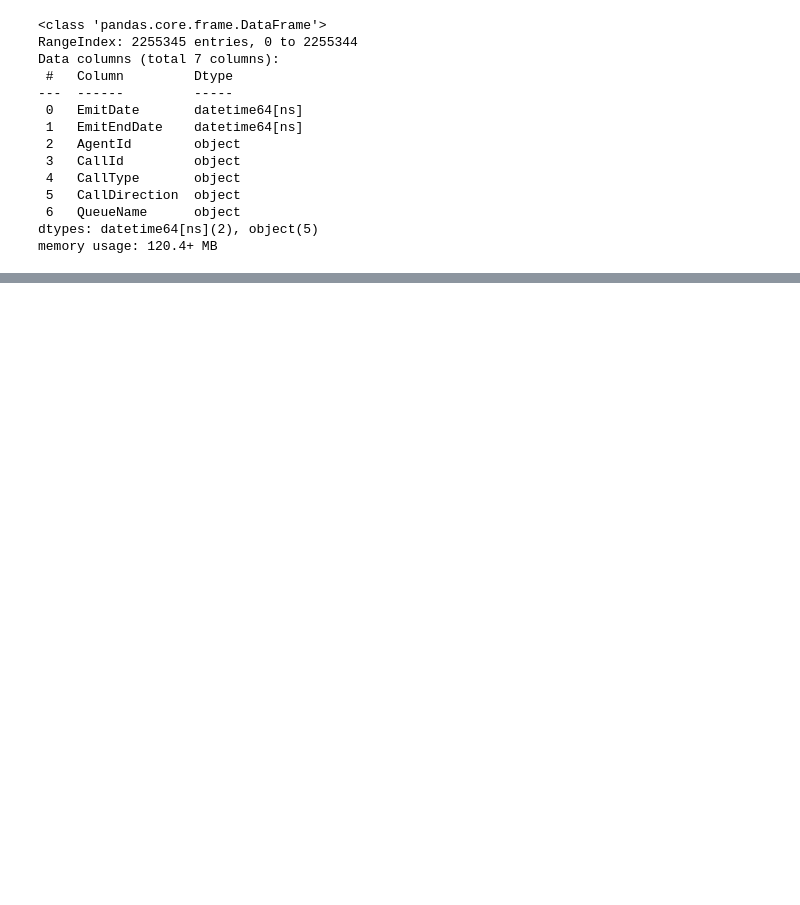
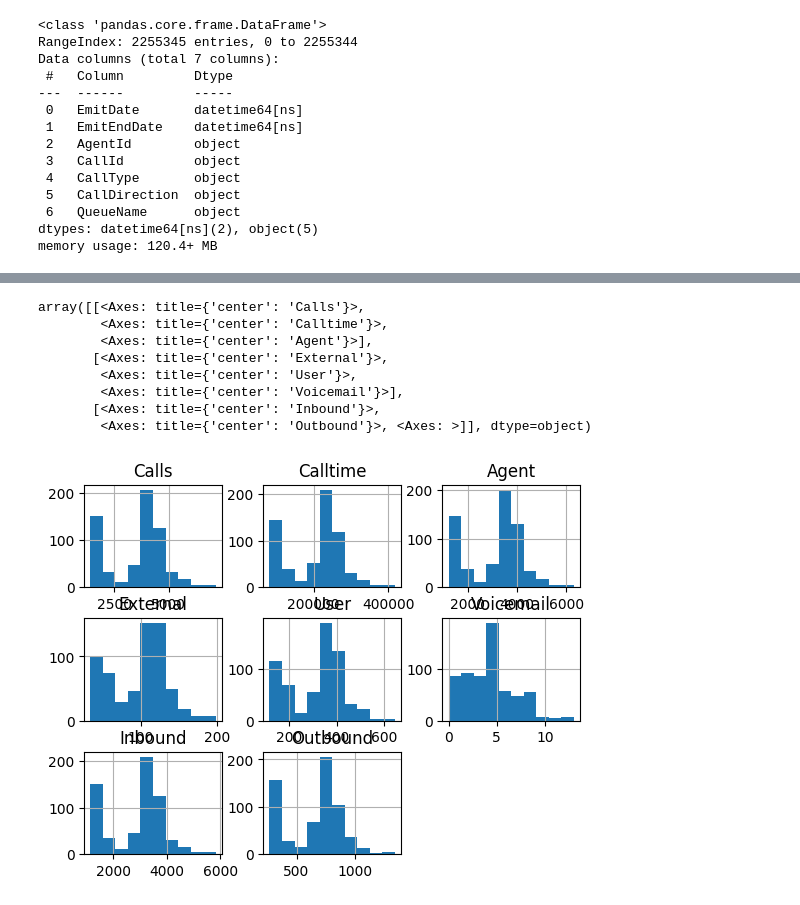
Before and after one commit to nieweglp/call-center-forecast, a Jupyter notebook: call-center/notebooks/eda.ipynb, the cells around one changed output, grey strips where cells are left out. Cells and saved outputs as stored; diff of their text form; code cells hidden in the pictures; blank space fills up the shorter version.

```diff
--- a/call-center/notebooks/eda.ipynb
+++ b/call-center/notebooks/eda.ipynb
@@ -5,8 +5,8 @@ import pandas as pd
 
 catalog =  DataCatalog(
     {
-        "assistance_train_dataset_1": ParquetDataset(filepath="data/01_raw/assistance_train_dataset_1.parquet"),
-        "assistance_train_dataset_2": ParquetDataset(filepath="data/01_raw/assistance_train_dataset_2.parquet"),
-        "assistance_train_dataset_3": ParquetDataset(filepath="data/01_raw/assistance_train_dataset_3.parquet"),
+        "assistance_train_dataset_1": ParquetDataset(filepath="../data/01_raw/assistance_train_dataset_1.parquet"),
+        "assistance_train_dataset_2": ParquetDataset(filepath="../data/01_raw/assistance_train_dataset_2.parquet"),
+        "assistance_train_dataset_3": ParquetDataset(filepath="../data/01_raw/assistance_train_dataset_3.parquet"),
     }
 )
@@ -117 +125,13 @@ plt.plot(df_agg["Date"], df_agg["Calls"]);
 [figure]
+# %%
+df_agg.hist()
+# %% [output]
+array([[<Axes: title={'center': 'Calls'}>,
+        <Axes: title={'center': 'Calltime'}>,
+        <Axes: title={'center': 'Agent'}>],
+       [<Axes: title={'center': 'External'}>,
+        <Axes: title={'center': 'User'}>,
+        <Axes: title={'center': 'Voicemail'}>],
+       [<Axes: title={'center': 'Inbound'}>,
+        <Axes: title={'center': 'Outbound'}>, <Axes: >]], dtype=object)
+[figure, added]
```
Also changed, not shown: parts of 47 cells of this notebook, 12 other files.
